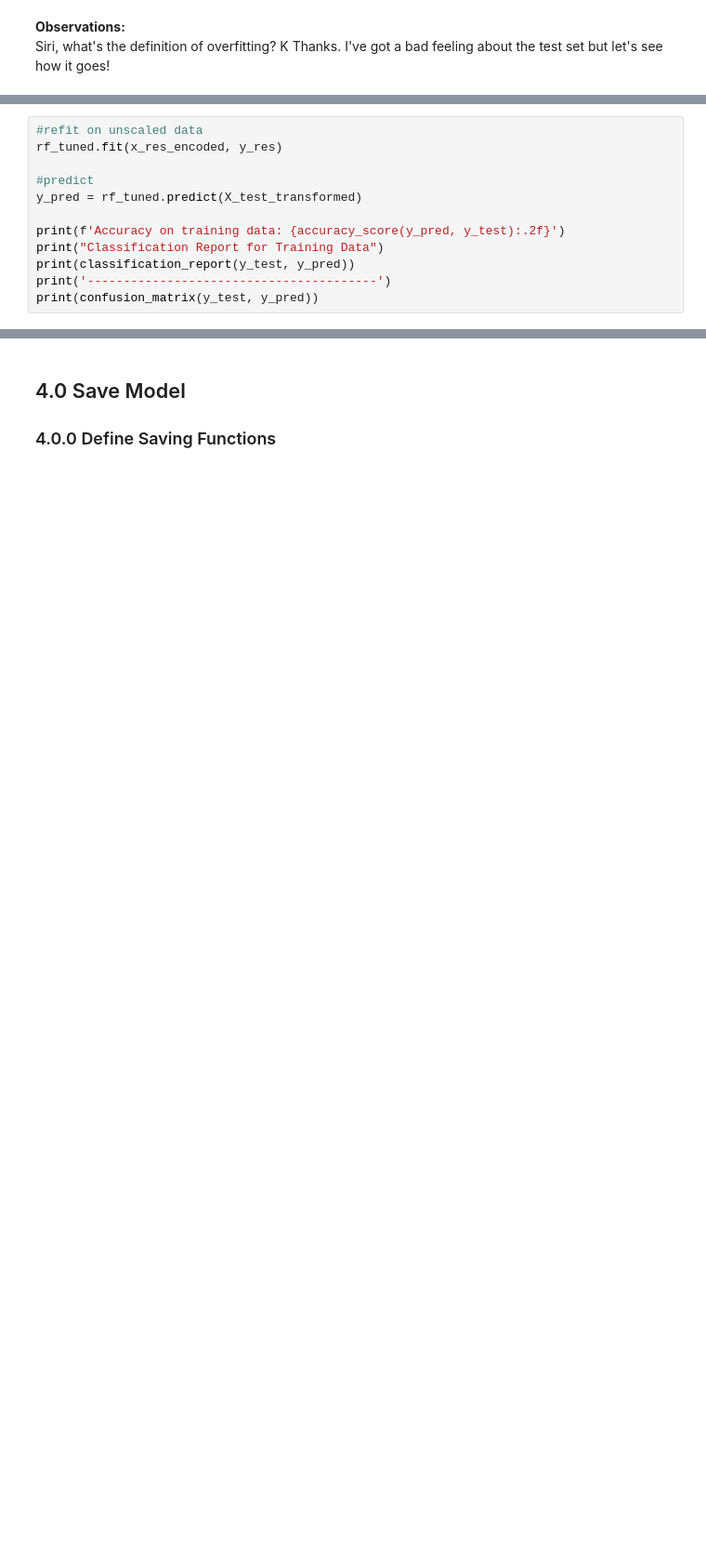
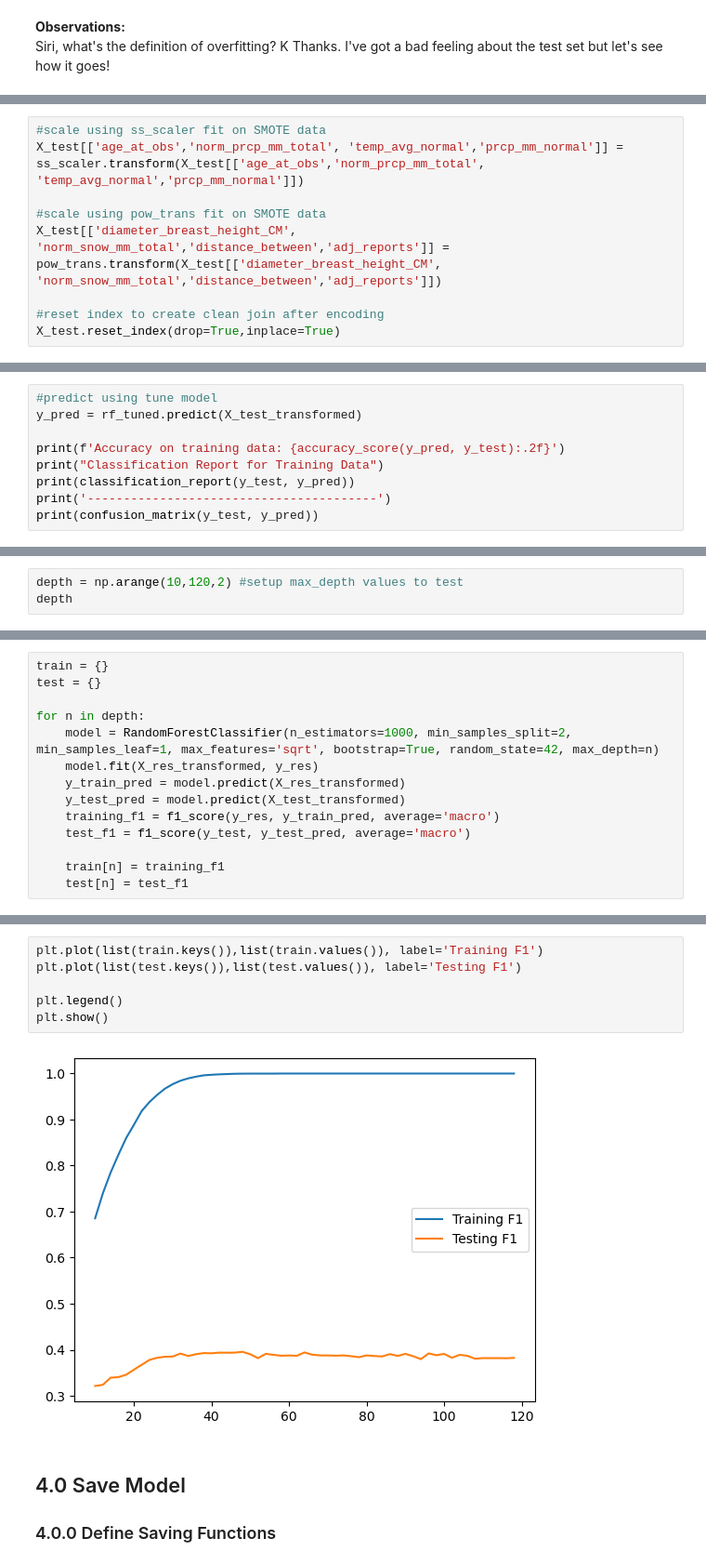
Before and after one commit to BrettlyCD/seattle-trees-project, a Jupyter notebook: notebooks/03_preproc_and_train.ipynb, the cells around one changed output, grey strips where cells are left out. Shown: that part at 93% size. Cells and saved outputs as stored; diff of their text form; blank space fills up the shorter version.

```diff
--- a/notebooks/03_preproc_and_train.ipynb
+++ b/notebooks/03_preproc_and_train.ipynb
@@ -653,0 +592,9 @@ X_test_transformed
+# %%
+#scale using ss_scaler fit on SMOTE data
+X_test[['age_at_obs','norm_prcp_mm_total', 'temp_avg_normal','prcp_mm_normal']] = ss_scaler.transform(X_test[['age_at_obs','norm_prcp_mm_total', 'temp_avg_normal','prcp_mm_normal']])
+
+#scale using pow_trans fit on SMOTE data
+X_test[['diameter_breast_height_CM', 'norm_snow_mm_total','distance_between','adj_reports']] = pow_trans.transform(X_test[['diameter_breast_height_CM', 'norm_snow_mm_total','distance_between','adj_reports']])
+
+#reset index to create clean join after encoding
+X_test.reset_index(drop=True,inplace=True)
@@ -654,8 +629,5 @@ X_test_transformed
 # %%
-#refit on unscaled data
-rf_tuned.fit(x_res_encoded, y_res)
-
-#predict
+#predict using tune model
 y_pred = rf_tuned.predict(X_test_transformed)
 
 print(f'Accuracy on training data: {accuracy_score(y_pred, y_test):.2f}')
@@ -691,0 +722,3 @@ As we'd expect from a lower training result, our test results aren't all that mu
+# %%
+depth = np.arange(10,120,2) #setup max_depth values to test
+depth
@@ -691,0 +731,14 @@ As we'd expect from a lower training result, our test results aren't all that mu
+# %%
+train = {}
+test = {}
+
+for n in depth:
+    model = RandomForestClassifier(n_estimators=1000, min_samples_split=2, min_samples_leaf=1, max_features='sqrt', bootstrap=True, random_state=42, max_depth=n)
+    model.fit(X_res_transformed, y_res)
+    y_train_pred = model.predict(X_res_transformed)
+    y_test_pred = model.predict(X_test_transformed)
+    training_f1 = f1_score(y_res, y_train_pred, average='macro')
+    test_f1 = f1_score(y_test, y_test_pred, average='macro')
+
+    train[n] = training_f1
+    test[n] = test_f1
@@ -692,3 +747,11 @@ As we'd expect from a lower training result, our test results aren't all that mu
+# %%
+plt.plot(list(train.keys()),list(train.values()), label='Training F1')
+plt.plot(list(test.keys()),list(test.values()), label='Testing F1')
+
+plt.legend()
+plt.show()
+# %% [output]
+[figure, added]
 # %% [markdown]
 ## 4.0 Save Model
 
```
Also changed, not shown: parts of 31 cells of this notebook.
